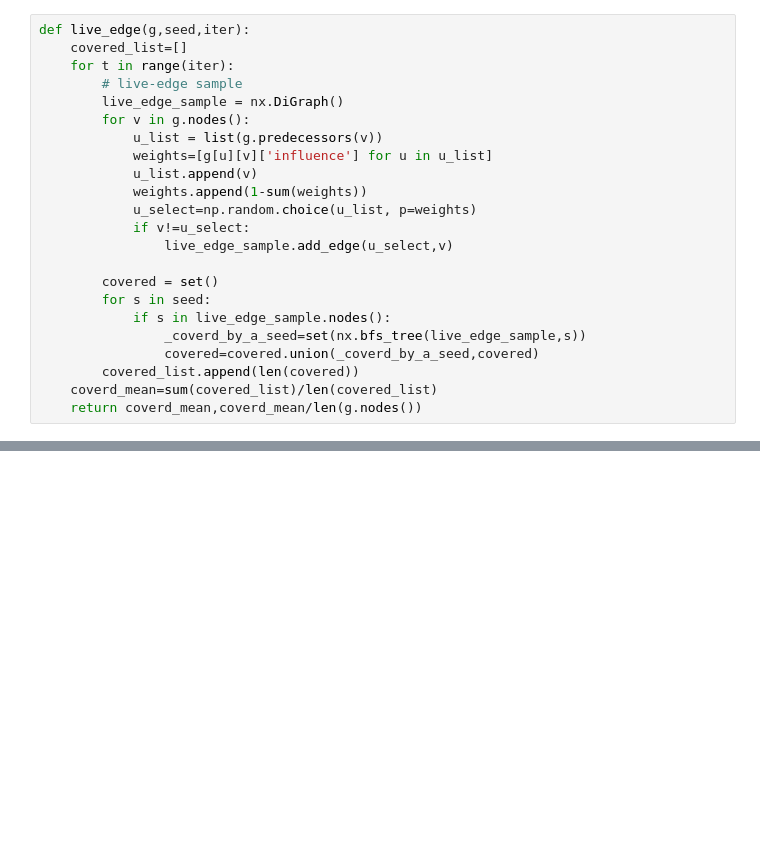
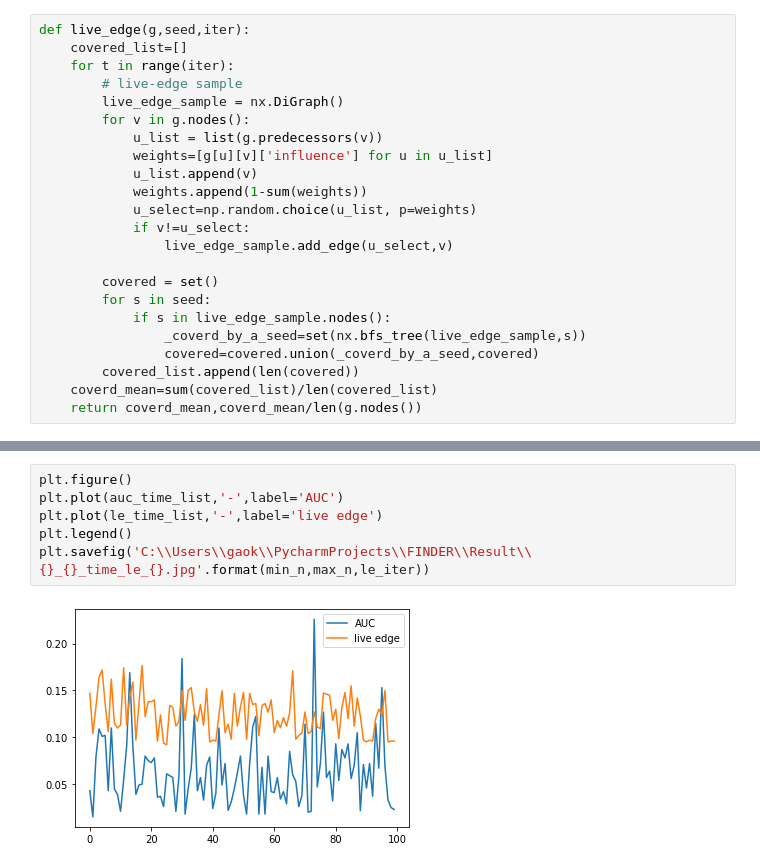
Before and after one commit to qqaazxddrr/FINDER, a Jupyter notebook: playground.ipynb, the cells around one changed output, grey strips where cells are left out. Cells and saved outputs as stored; diff of their text form; blank space fills up the shorter version.

```diff
--- a/playground.ipynb
+++ b/playground.ipynb
@@ -143,0 +153,8 @@ plt.savefig('C:\\Users\\gaok\\PycharmProjects\\FINDER\\Result\\{}_{}_le_{}.jpg'.
+# %%
+plt.figure()
+plt.plot(auc_time_list,'-',label='AUC')
+plt.plot(le_time_list,'-',label='live edge')
+plt.legend()
+plt.savefig('C:\\Users\\gaok\\PycharmProjects\\FINDER\\Result\\{}_{}_time_le_{}.jpg'.format(min_n,max_n,le_iter))
+# %% [output]
+[figure, added]
```
Also changed, not shown: parts of 2 cells of this notebook, 8 other files.
